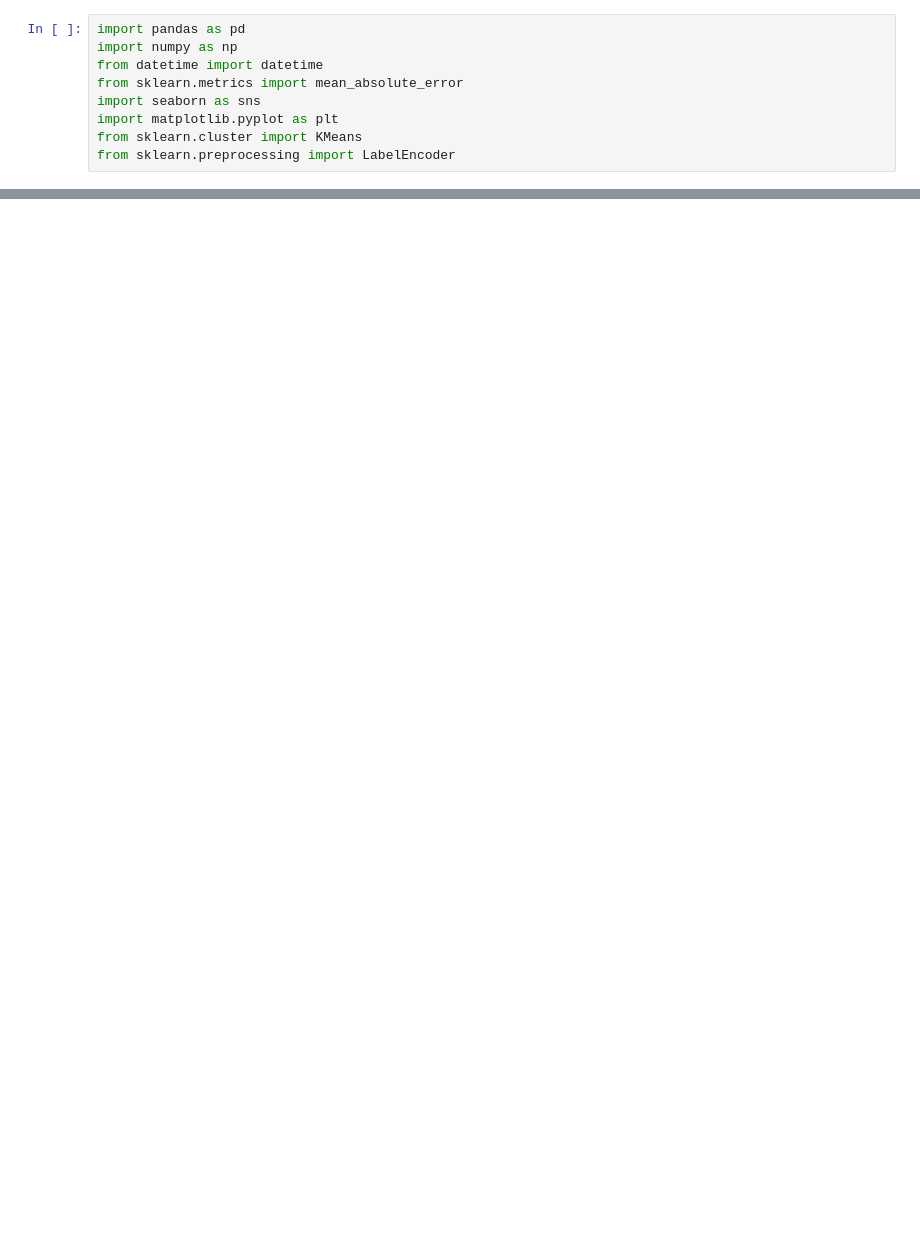
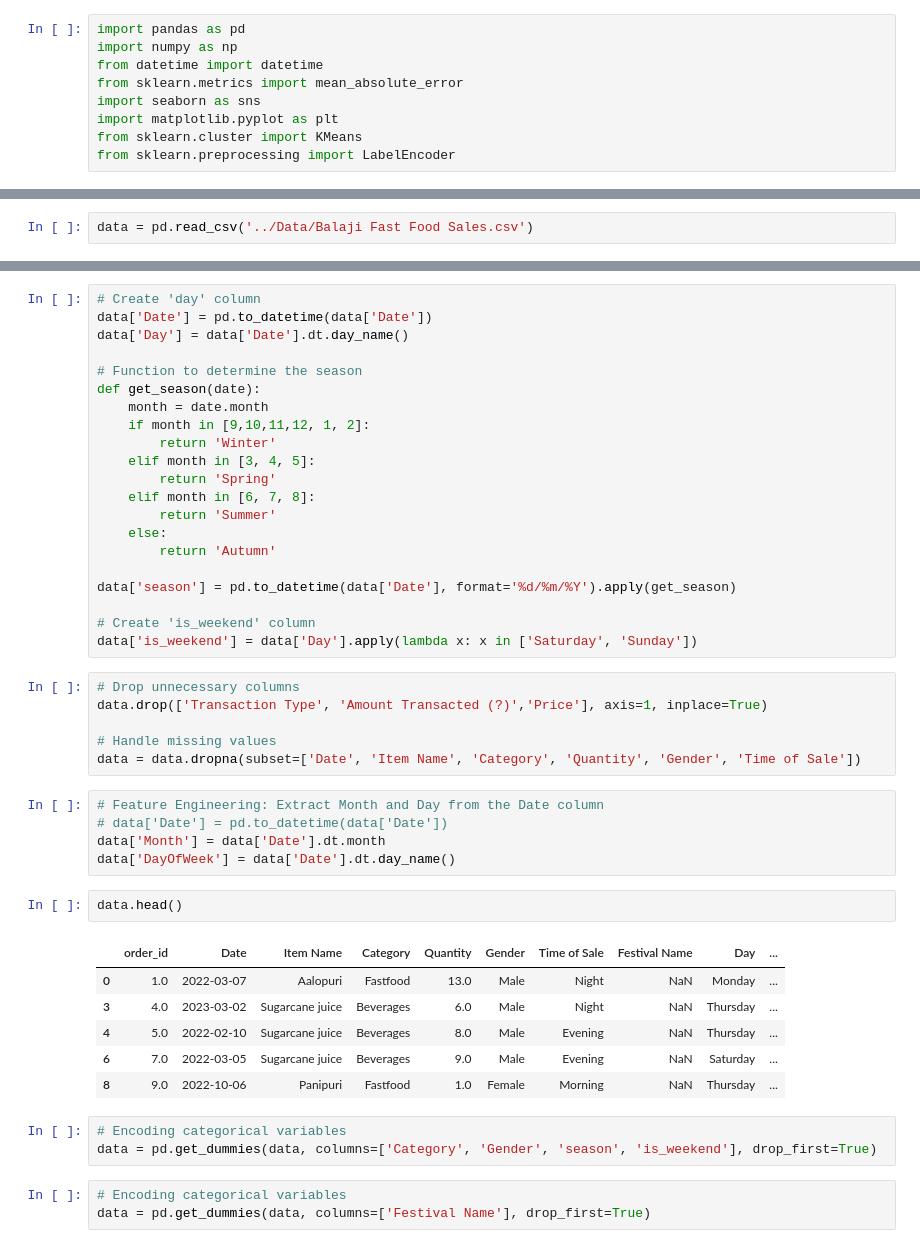
Before and after one commit to shrutibel27/BtechProject, a Jupyter notebook: notebook/usingll.ipynb, the cells around one changed output, grey strips where cells are left out. Cells and saved outputs as stored; diff of their text form; blank space fills up the shorter version.

```diff
--- a/notebook/usingll.ipynb
+++ b/notebook/usingll.ipynb
@@ -46,0 +346,2 @@ KeyError: 'date'
+# %%
+data = pd.read_csv('../Data/Balaji Fast Food Sales.csv')
@@ -46,0 +378,47 @@ KeyError: 'date'
+# %%
+# Create 'day' column
+data['Date'] = pd.to_datetime(data['Date'])
+data['Day'] = data['Date'].dt.day_name()
+
+# Function to determine the season
+def get_season(date):
+    month = date.month
+    if month in [9,10,11,12, 1, 2]:
+        return 'Winter'
+    elif month in [3, 4, 5]:
+        return 'Spring'
+    elif month in [6, 7, 8]:
+        return 'Summer'
+    else:
+        return 'Autumn'
+
+data['season'] = pd.to_datetime(data['Date'], format='%d/%m/%Y').apply(get_season)
+
+# Create 'is_weekend' column
+data['is_weekend'] = data['Day'].apply(lambda x: x in ['Saturday', 'Sunday'])
+# %%
+# Drop unnecessary columns
+data.drop(['Transaction Type', 'Amount Transacted (?)','Price'], axis=1, inplace=True)
+
+# Handle missing values
+data = data.dropna(subset=['Date', 'Item Name', 'Category', 'Quantity', 'Gender', 'Time of Sale'])
+# %%
+# Feature Engineering: Extract Month and Day from the Date column
+# data['Date'] = pd.to_datetime(data['Date'])
+data['Month'] = data['Date'].dt.month
+data['DayOfWeek'] = data['Date'].dt.day_name()
+# %%
+data.head()
+# %% [output]
+|  | order_id | Date | Item Name | Category | Quantity | Gender | Time of Sale | Festival Name | Day | ... |
+| 0 | 1.0 | 2022-03-07 | Aalopuri | Fastfood | 13.0 | Male | Night | NaN | Monday | ... |
+| 3 | 4.0 | 2023-03-02 | Sugarcane juice | Beverages | 6.0 | Male | Night | NaN | Thursday | ... |
+| 4 | 5.0 | 2022-02-10 | Sugarcane juice | Beverages | 8.0 | Male | Evening | NaN | Thursday | ... |
+| 6 | 7.0 | 2022-03-05 | Sugarcane juice | Beverages | 9.0 | Male | Evening | NaN | Saturday | ... |
+| 8 | 9.0 | 2022-10-06 | Panipuri | Fastfood | 1.0 | Female | Morning | NaN | Thursday | ... |
+# %%
+# Encoding categorical variables
+data = pd.get_dummies(data, columns=['Category', 'Gender', 'season', 'is_weekend'], drop_first=True)
+# %%
+# Encoding categorical variables
+data = pd.get_dummies(data, columns=['Festival Name'], drop_first=True)
```
Also changed, not shown: parts of 55 cells of this notebook, 1 other file.
